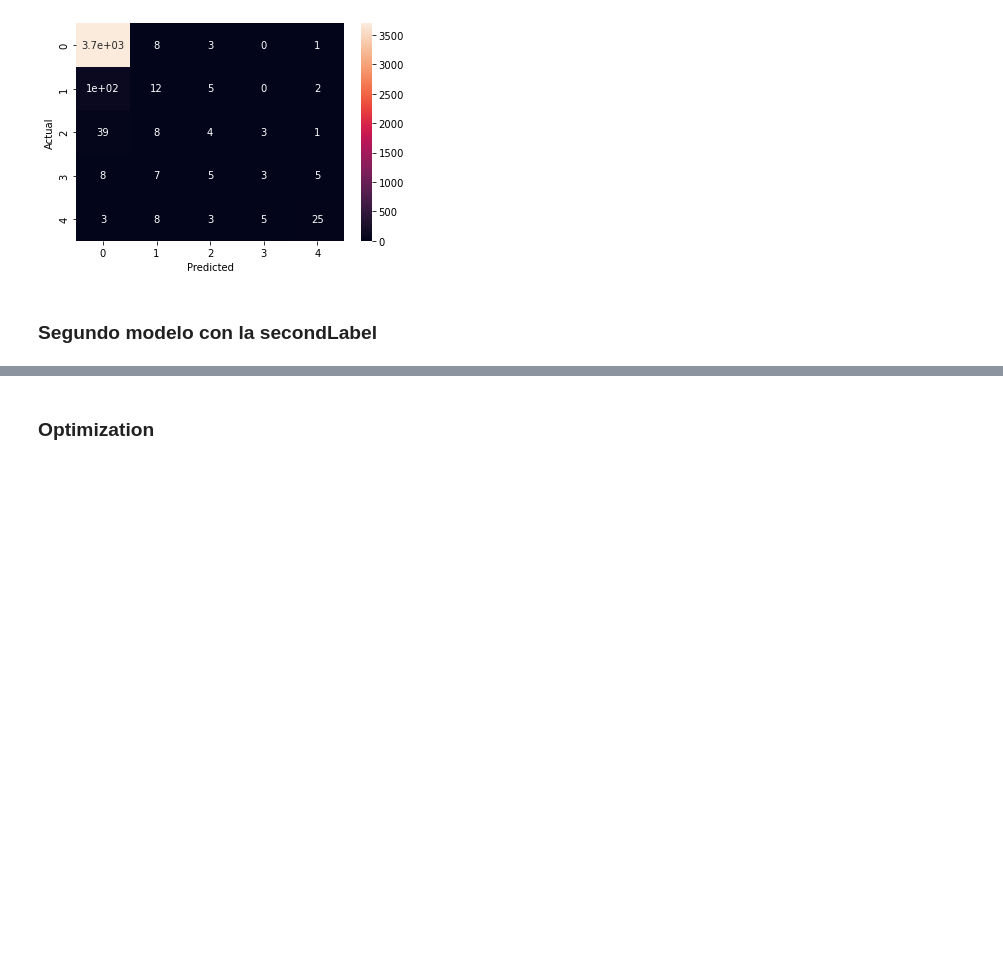
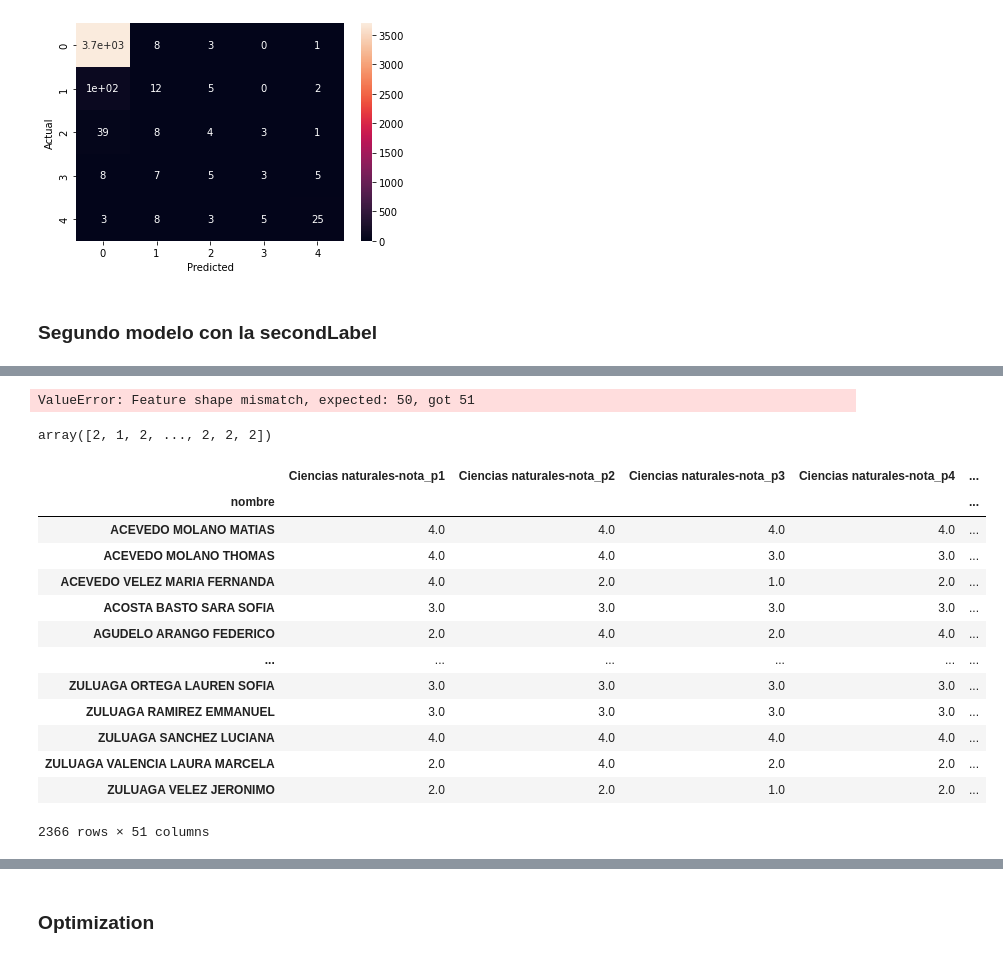
Before and after one commit to nesanchezo/Education_project, a Jupyter notebook: EDA/modelos.ipynb, the cells around one changed output, grey strips where cells are left out. Saved outputs shown, nothing was run; the diff lists cells and outputs as text; code cells hidden in the pictures; blank space fills up the shorter version.

```diff
--- a/EDA/modelos.ipynb
+++ b/EDA/modelos.ipynb
@@ -317,0 +349,3 @@ accuracy: 0.9221238938053097
+# %%
+with open('model.pickle', 'rb') as f:
+    pred_model = pickle.load(f)
@@ -317,0 +358,22 @@ accuracy: 0.9221238938053097
+# %%
+df_model = df.copy()
+df_model.set_index('nombre',inplace=True)
+fecha='2021-12-01'
+df_model = df_model[df_model.fecha==fecha]
+df_model=df_model.drop(['fecha','firstLabel','secondLabel'],axis=1)
+segment = pd.get_dummies(df_model['segment'], drop_first = True)
+#Dropping the original ‘segment’
+df_model = df_model.drop(['segment'], axis = 1)
+#Adding the dummy columns to the dataset
+df_model = pd.concat([df_model,segment], axis = 1)
+df_model['prediction']= pred_model.predict(df_model)
+df_model['prediction'] = df_model['prediction'].replace([0,1,2,3,4],['GreenFlag', 'WhiteFlag', 'YellowFlag', 'OrangeFlag', 'RedFlag'])
+# %%
+#predict_fn(pred_model, prueba)
+predictions = pred_model.predict(df_model)
+# %% [output]
+ValueError: Feature shape mismatch, expected: 50, got 51
+# %%
+predictions
+# %% [output]
+array([2, 1, 2, ..., 2, 2, 2])
@@ -317,0 +382,31 @@ accuracy: 0.9221238938053097
+# %%
+def predictionLabel(df,model,fecha='2021-12-01'):
+    df.set_index('nombre',inplace=True)
+    df = df[df.fecha==fecha]
+    df=df.drop(['fecha','firstLabel','secondLabel'],axis=1)
+    segment = pd.get_dummies(df['segment'], drop_first = True)
+    #Dropping the original ‘segment’
+    df = df.drop(['segment'], axis = 1)
+    #Adding the dummy columns to the dataset
+    df = pd.concat([df,segment], axis = 1)
+    df['prediction']= model.predict(df)
+    df['prediction'] = df['prediction'].replace([0,1,2,3,4],['GreenFlag', 'WhiteFlag', 'YellowFlag', 'OrangeFlag', 'RedFlag'])
+    return df
+# %%
+df_model = df.copy()
+predictionLabel(df_model,pred_model)
+# %% [output]
+|  | Ciencias naturales-nota_p1 | Ciencias naturales-nota_p2 | Ciencias naturales-nota_p3 | Ciencias naturales-nota_p4 | ... |
+| nombre |  |  |  |  | ... |
+| ACEVEDO MOLANO MATIAS | 4.0 | 4.0 | 4.0 | 4.0 | ... |
+| ACEVEDO MOLANO THOMAS | 4.0 | 4.0 | 3.0 | 3.0 | ... |
+| ACEVEDO VELEZ MARIA FERNANDA | 4.0 | 2.0 | 1.0 | 2.0 | ... |
+| ACOSTA BASTO SARA SOFIA | 3.0 | 3.0 | 3.0 | 3.0 | ... |
+| AGUDELO ARANGO FEDERICO | 2.0 | 4.0 | 2.0 | 4.0 | ... |
+| ... | ... | ... | ... | ... | ... |
+| ZULUAGA ORTEGA LAUREN SOFIA | 3.0 | 3.0 | 3.0 | 3.0 | ... |
+| ZULUAGA RAMIREZ EMMANUEL | 3.0 | 3.0 | 3.0 | 3.0 | ... |
+| ZULUAGA SANCHEZ LUCIANA | 4.0 | 4.0 | 4.0 | 4.0 | ... |
+| ZULUAGA VALENCIA LAURA MARCELA | 2.0 | 4.0 | 2.0 | 2.0 | ... |
+| ZULUAGA VELEZ JERONIMO | 2.0 | 2.0 | 1.0 | 2.0 | ... |
+2366 rows × 51 columns
```
Also changed, not shown: parts of 19 cells of this notebook, 8 other files.
